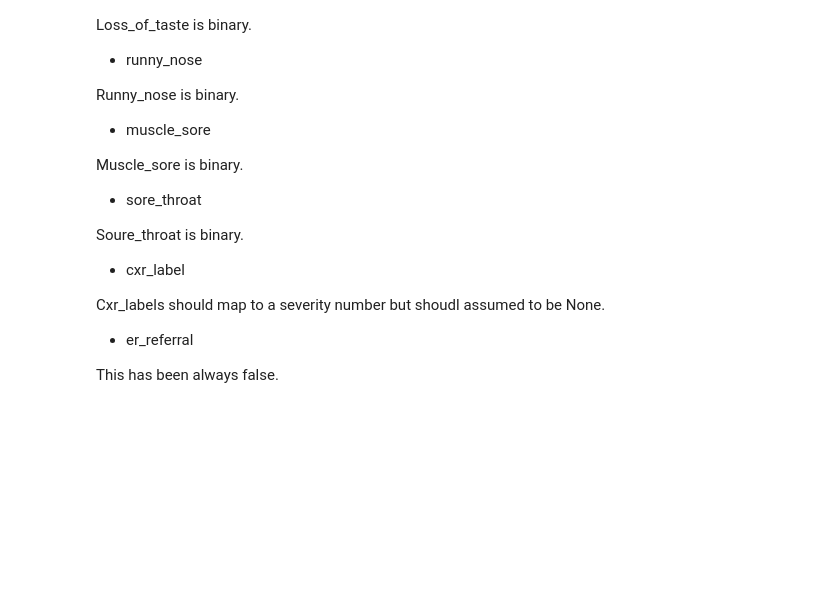
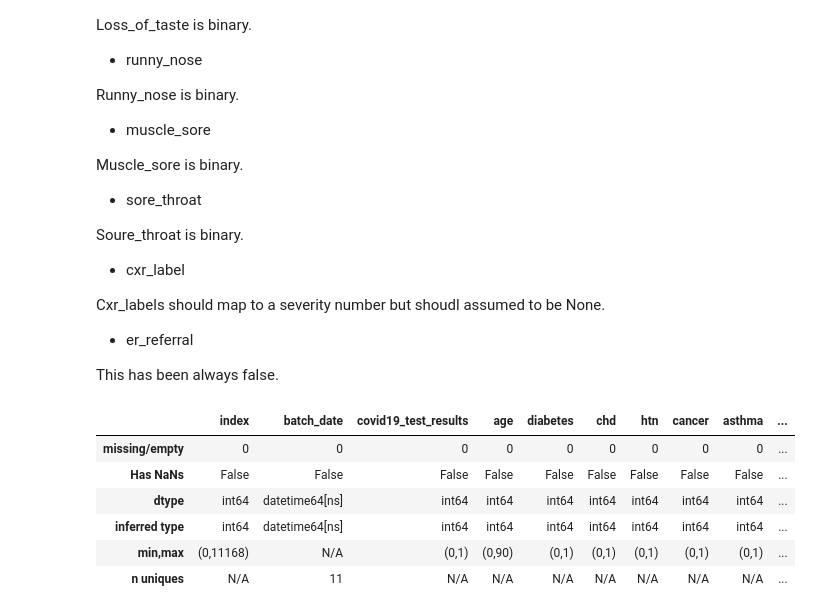
Before and after one commit to ayjayt/ayjayt.github.io, a Jupyter notebook: notebooks/normalize.ipynb, the cells around one changed output. Drawn from its saved outputs; the diff is of its cells as text; code cells hidden in the pictures; blank space fills up the shorter version.

Commit message:
Normalize all columns

```diff
--- a/notebooks/normalize.ipynb
+++ b/notebooks/normalize.ipynb
@@ -119,7 +118,7 @@ df = df.drop([
 'swab_type',
 'cxr_link',
 'cxr_findings',
-'cxr_impression'
+'er_referral',
 ], axis='columns', errors='ignore')
 # %%
 df.apply(analyze_column, axis='index', result_type="reduce")
@@ -524,3 +596,13 @@ def normalize(column: pd.Series)-> pd.Series:
     if width == 0:
         return column
     return (column - low)/width
+# %%
+df.apply(analyze_column, axis='index', result_type="reduce")
+# %% [output]
+|  | index | batch_date | covid19_test_results | age | diabetes | chd | htn | cancer | asthma | ... |
+| missing/empty | 0 | 0 | 0 | 0 | 0 | 0 | 0 | 0 | 0 | ... |
+| Has NaNs | False | False | False | False | False | False | False | False | False | ... |
+| dtype | int64 | datetime64[ns] | int64 | int64 | int64 | int64 | int64 | int64 | int64 | ... |
+| inferred type | int64 | datetime64[ns] | int64 | int64 | int64 | int64 | int64 | int64 | int64 | ... |
+| min,max | (0,11168) | N/A | (0,1) | (0,90) | (0,1) | (0,1) | (0,1) | (0,1) | (0,1) | ... |
+| n uniques | N/A | 11 | N/A | N/A | N/A | N/A | N/A | N/A | N/A | ... |
```
Also changed, not shown: parts of 4 cells of this notebook.
